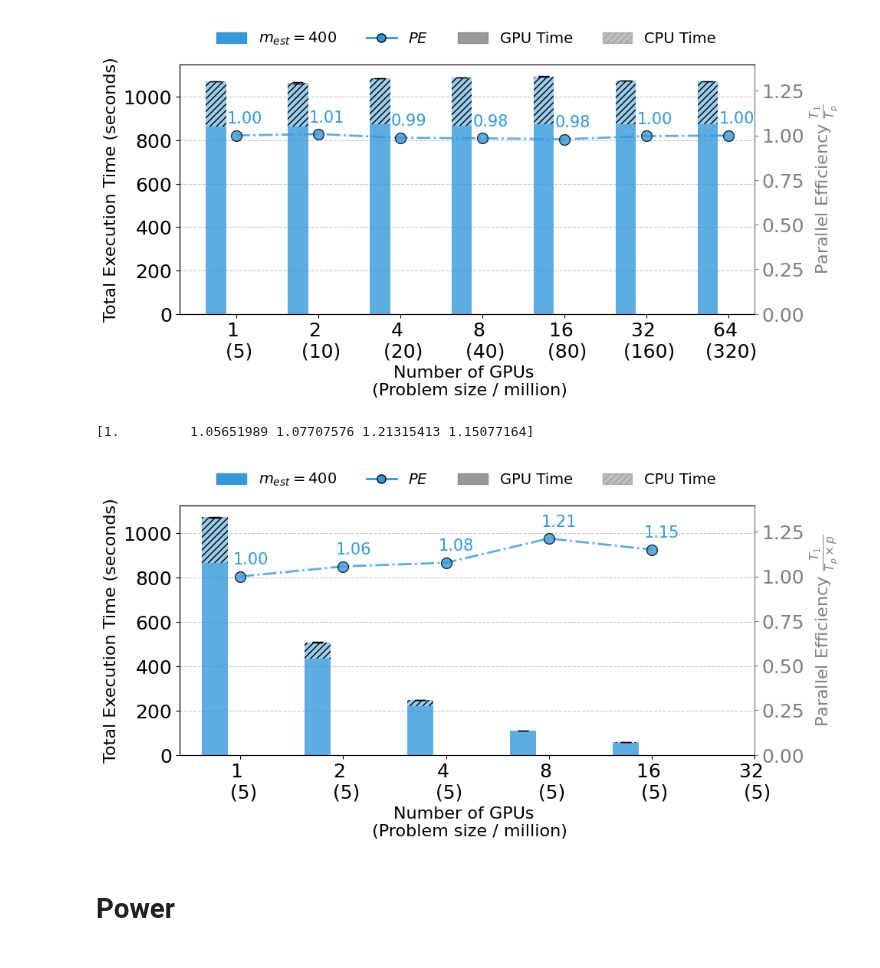
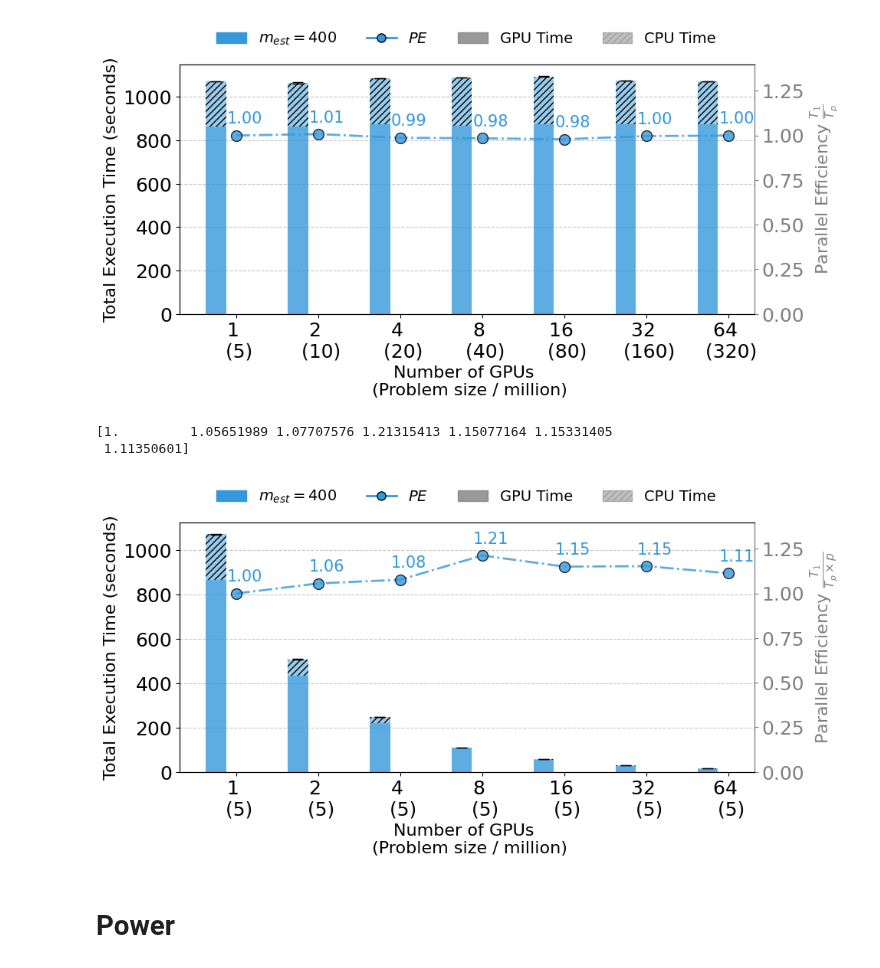
Before and after one commit to paper-code1/VecchiaConditionalExtremes, a Jupyter notebook: experiments/PerformanceVisu_GH200_scaling.ipynb, the cells around one changed output. Cells and saved outputs as stored; diff of their text form; code cells hidden in the pictures.

```diff
--- a/experiments/PerformanceVisu_GH200_scaling.ipynb
+++ b/experiments/PerformanceVisu_GH200_scaling.ipynb
@@ -204,8 +204,8 @@ import pandas as pd
 plt.rcParams.update({'font.size': 18})
 
 # Define the number of processes
-# n_values = [1, 2, 4, 8, 16, 32, 64]
-n_values = [1, 2, 4, 8, 16, 32]
+n_values = [1, 2, 4, 8, 16, 32, 64]
+# n_values = [1, 2, 4, 8, 16, 32]
 n_problemsize_200 = [13 * 1e6 * n_ for n_ in n_values]
 n_problemsize_400 = [5 * 1e6 for n_ in n_values]
 
@@ -273,7 +273,7 @@ ax2 = ax1.twinx()  # Create a second y-axis
 # Bar width and positions
 bar_width = 0.25
 index = np.arange(len(n_values))
-index_GPUs_ps = ['1 \n (5)', '2 \n (5)', '4 \n (5)', '8 \n (5)', '16 \n (5)', '32 \n (5)']
+index_GPUs_ps = ['1 \n (5)', '2 \n (5)', '4 \n (5)', '8 \n (5)', '16 \n (5)', '32 \n (5)', '64 \n (5)']
 
 # Plot stacked bars for each implementation on the first y-axis
 for i, measurement in enumerate(measurements):
@@ -363,35 +363,36 @@ for i, measurement in enumerate(measurements):
 
 # Add speedup lines to legend
 for i, measurement in enumerate(measurements):
     legend_elements.append(plt.Line2D([0], [0], marker='o' if i==0 else 's',
                           color=colors[i], markersize=8, linewidth=2,markeredgecolor='black',
                           label=rf"$PE$"))
 
 # Add ideal speedup line to legend
 # legend_elements.append(plt.Line2D([0], [0], color='black', linestyle='--',
 #                        linewidth=1.5, label='Ideal Speedup'))
 
 # Add CPU/GPU pattern legend
 gpu_patch = plt.Rectangle((0,0), 1, 1, color='gray', alpha=0.8, label='GPU Time')
 cpu_patch = plt.Rectangle((0,0), 1, 1, color='gray', alpha=0.5, hatch='////', label='CPU Time')
 legend_elements.extend([gpu_patch, cpu_patch])
 
 # Combine legends in a more organized way
 fig.legend(handles=legend_elements,
            loc='upper center',
            bbox_to_anchor=(0.5, 1.05),
            ncol=4,
            framealpha=0.,
            fontsize=14,
            frameon=True)
 
 # Adjust layout to make room for the legend at the top
 plt.tight_layout()
 plt.savefig("./fig/GH200_strong_scaling_m400_bs100.pdf", bbox_inches='tight')
 plt.show()
 # %% [output]
-[1.         1.05651989 1.07707576 1.21315413 1.15077164]
+[1.         1.05651989 1.07707576 1.21315413 1.15077164 1.15331405
+ 1.11350601]
-[figure, old version]
+[figure, new version]
 # %% [markdown]
 # Power
 # %%
```
Also changed, not shown: 7 other files.
